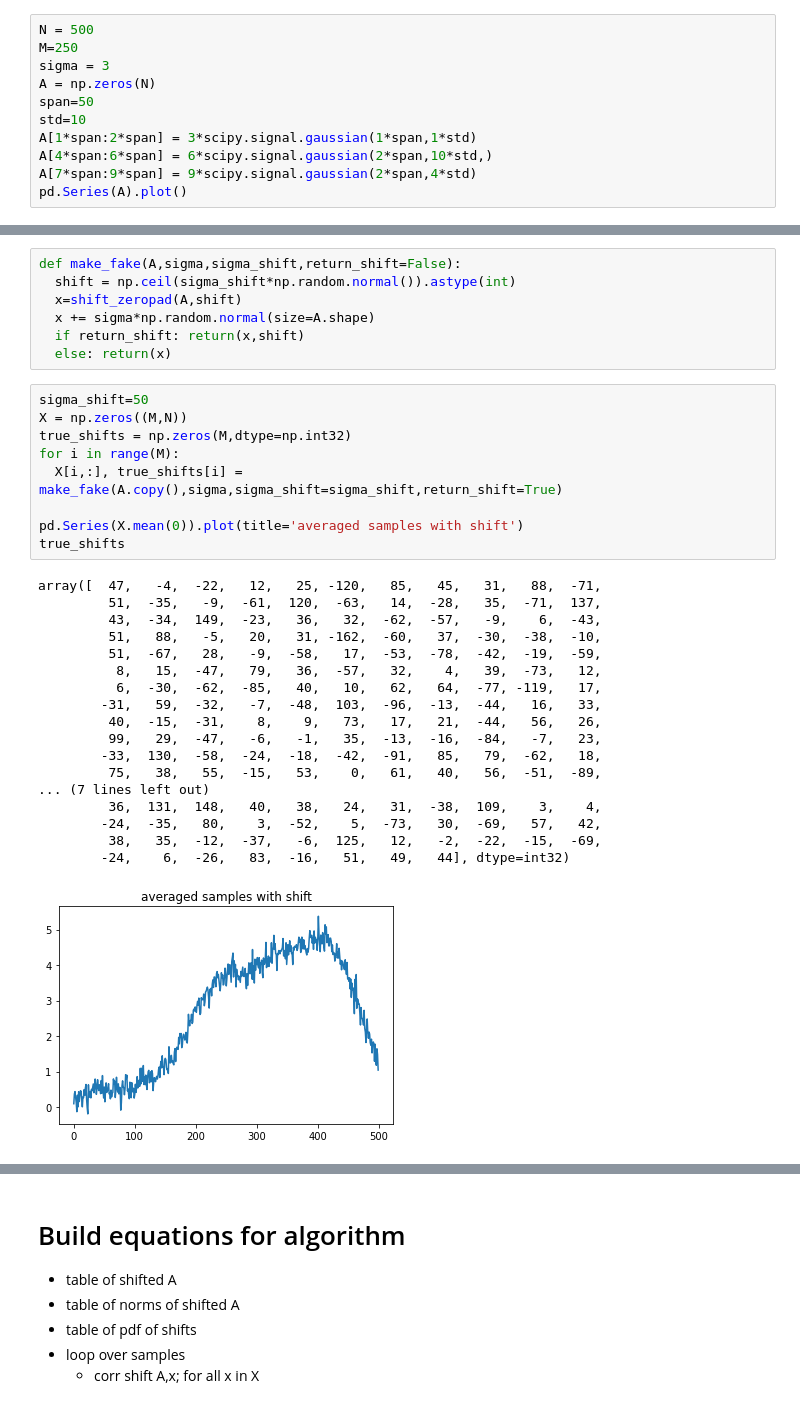
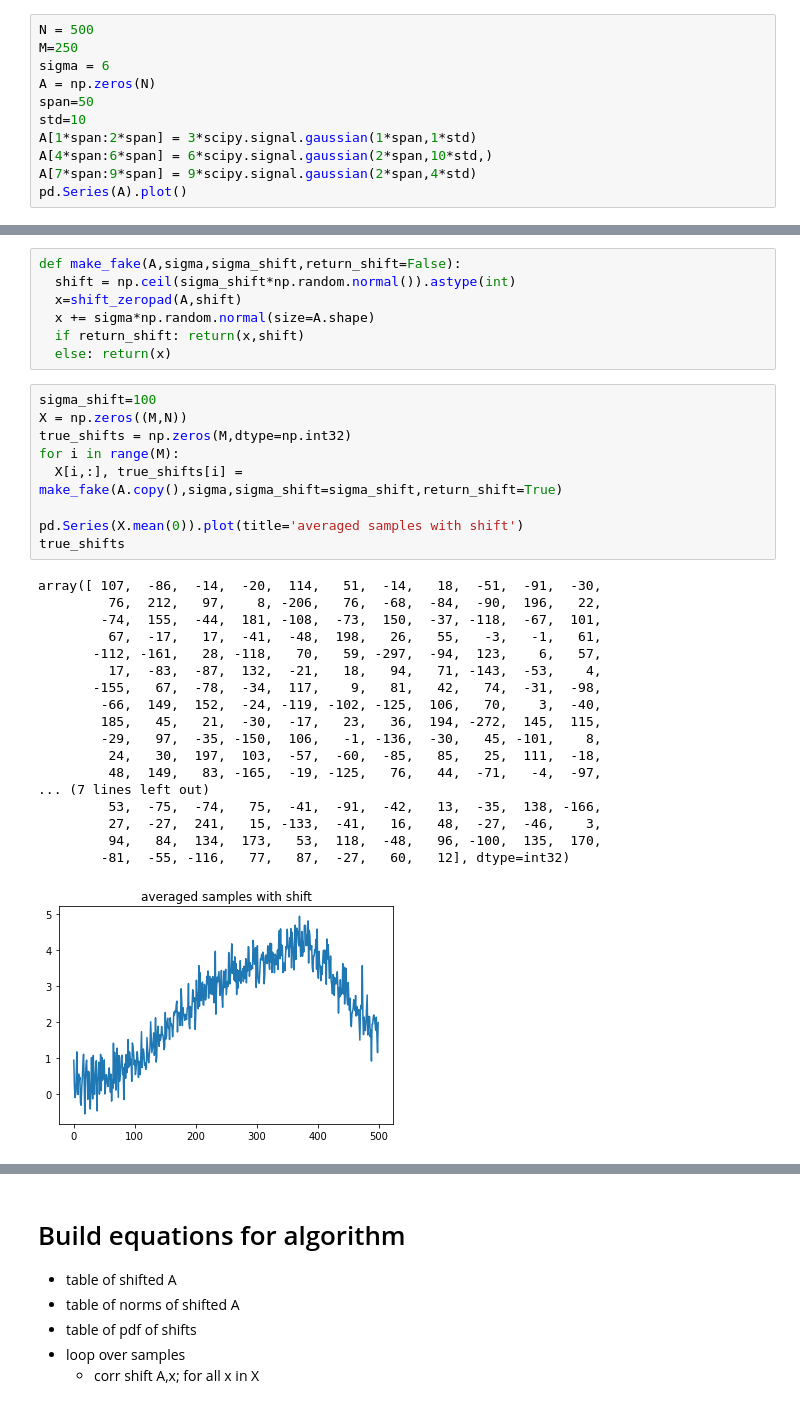
Before and after one commit to geoffwoollard/learn_cryoem_math, a Jupyter notebook: nb/1d_class.ipynb, the cells around one changed output, grey strips where cells are left out. Cells and saved outputs as stored; diff of their text form.

```diff
--- a/nb/1d_class.ipynb
+++ b/nb/1d_class.ipynb
@@ -17,7 +17,7 @@ import matplotlib.pyplot as plt
 # %%
 N = 500
 M=250
-sigma = 3
+sigma = 6
 A = np.zeros(N)
 span=50
 std=10
@@ -47,33 +47,33 @@ def make_fake(A,sigma,sigma_shift,return_shift=False):
   if return_shift: return(x,shift)
   else: return(x)
 # %%
-sigma_shift=50
+sigma_shift=100
 X = np.zeros((M,N))
 true_shifts = np.zeros(M,dtype=np.int32)
 for i in range(M):
   X[i,:], true_shifts[i] = make_fake(A.copy(),sigma,sigma_shift=sigma_shift,return_shift=True)
 
 pd.Series(X.mean(0)).plot(title='averaged samples with shift')
 true_shifts
 # %% [output]
-array([  47,   -4,  -22,   12,   25, -120,   85,   45,   31,   88,  -71,
-         51,  -35,   -9,  -61,  120,  -63,   14,  -28,   35,  -71,  137,
-         43,  -34,  149,  -23,   36,   32,  -62,  -57,   -9,    6,  -43,
-         51,   88,   -5,   20,   31, -162,  -60,   37,  -30,  -38,  -10,
-         51,  -67,   28,   -9,  -58,   17,  -53,  -78,  -42,  -19,  -59,
-          8,   15,  -47,   79,   36,  -57,   32,    4,   39,  -73,   12,
-          6,  -30,  -62,  -85,   40,   10,   62,   64,  -77, -119,   17,
-        -31,   59,  -32,   -7,  -48,  103,  -96,  -13,  -44,   16,   33,
-         40,  -15,  -31,    8,    9,   73,   17,   21,  -44,   56,   26,
-         99,   29,  -47,   -6,   -1,   35,  -13,  -16,  -84,   -7,   23,
-        -33,  130,  -58,  -24,  -18,  -42,  -91,   85,   79,  -62,   18,
-         75,   38,   55,  -15,   53,    0,   61,   40,   56,  -51,  -89,
+array([ 107,  -86,  -14,  -20,  114,   51,  -14,   18,  -51,  -91,  -30,
+         76,  212,   97,    8, -206,   76,  -68,  -84,  -90,  196,   22,
+        -74,  155,  -44,  181, -108,  -73,  150,  -37, -118,  -67,  101,
+         67,  -17,   17,  -41,  -48,  198,   26,   55,   -3,   -1,   61,
+       -112, -161,   28, -118,   70,   59, -297,  -94,  123,    6,   57,
+         17,  -83,  -87,  132,  -21,   18,   94,   71, -143,  -53,    4,
+       -155,   67,  -78,  -34,  117,    9,   81,   42,   74,  -31,  -98,
+        -66,  149,  152,  -24, -119, -102, -125,  106,   70,    3,  -40,
+        185,   45,   21,  -30,  -17,   23,   36,  194, -272,  145,  115,
+        -29,   97,  -35, -150,  106,   -1, -136,  -30,   45, -101,    8,
+         24,   30,  197,  103,  -57,  -60,  -85,   85,   25,  111,  -18,
+         48,  149,   83, -165,  -19, -125,   76,   44,  -71,   -4,  -97,
 ... (7 lines left out)
-         36,  131,  148,   40,   38,   24,   31,  -38,  109,    3,    4,
-        -24,  -35,   80,    3,  -52,    5,  -73,   30,  -69,   57,   42,
-         38,   35,  -12,  -37,   -6,  125,   12,   -2,  -22,  -15,  -69,
-        -24,    6,  -26,   83,  -16,   51,   49,   44], dtype=int32)
+         53,  -75,  -74,   75,  -41,  -91,  -42,   13,  -35,  138, -166,
+         27,  -27,  241,   15, -133,  -41,   16,   48,  -27,  -46,    3,
+         94,   84,  134,  173,   53,  118,  -48,   96, -100,  135,  170,
+        -81,  -55, -116,   77,   87,  -27,   60,   12], dtype=int32)
-[figure, old version]
+[figure, new version]
 # %%
 pd.Series(X[2]).plot(title='one noisy sample')
 # %% [output]
```
Also changed, not shown: parts of 4 cells of this notebook.
